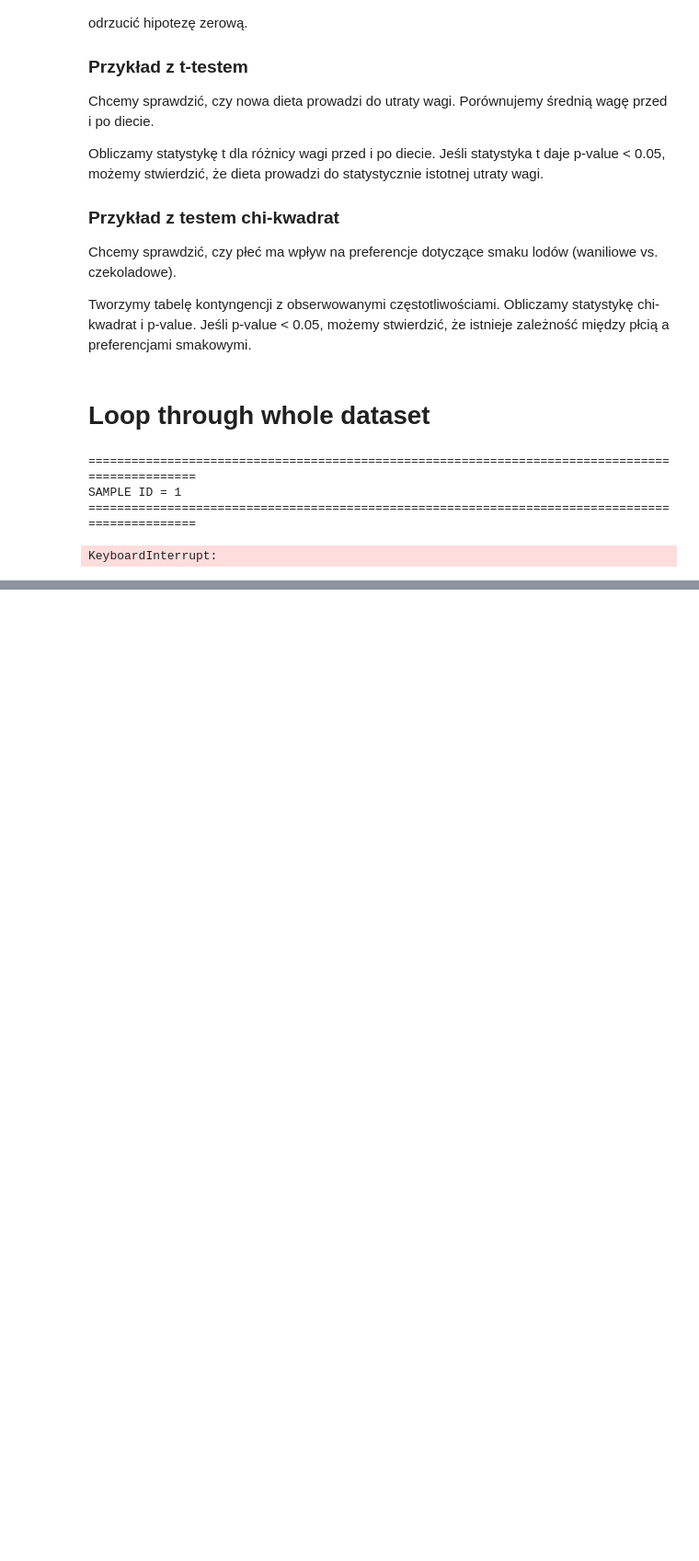
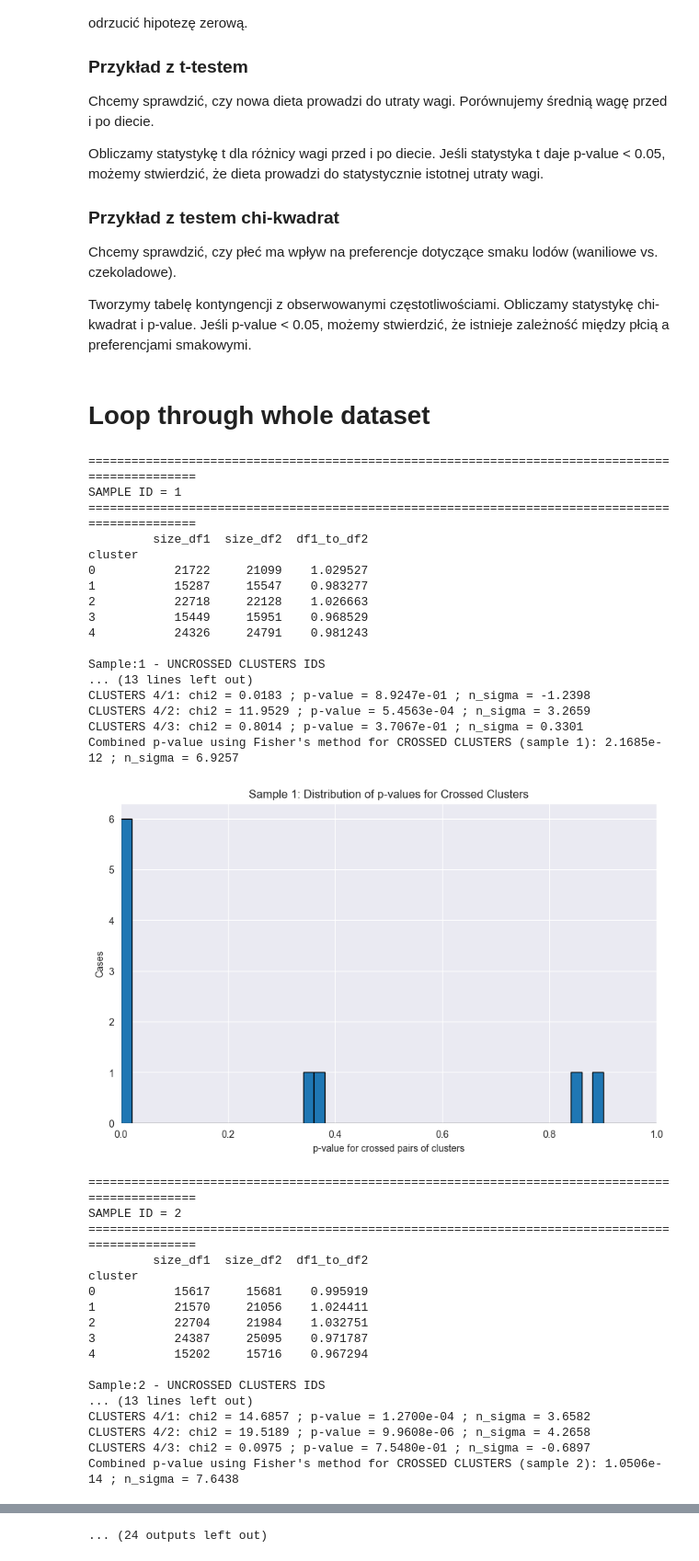
Before and after one commit to PsimonL/MachinLearningProject, a Jupyter notebook: Project.ipynb, the cells around one changed output, grey strips where cells are left out. Shown at 92% size. Saved outputs shown, nothing was run; the diff lists cells and outputs as text; code cells hidden in the pictures; blank space fills up the shorter version.

```diff
--- a/Project.ipynb
+++ b/Project.ipynb
@@ -509,19 +537,57 @@ Jeśli p-value < 0.05, możemy stwierdzić, że istnieje zależność między p
 # %% [markdown]
 # Loop through whole dataset
 # %%
+processed_images_flag = False
+crossed_fisher_p_values = []
+
 for i in range(1, max_sample+1):
     print("================================================================================================")
     print(f"SAMPLE ID = {i}")
     print("================================================================================================")
     img_minus_1_loaded = cv2.imread(f'cloud_points_to_images_minus/img_minus_{i}.png')
     img_1_loaded = cv2.imread(f'cloud_points_to_images/img_{i}.png')
-    detect_image_differences(img_minus_1_loaded, img_1_loaded, 5)
+    if processed_images_flag:
+        detect_image_differences(img_minus_1_loaded, img_1_loaded, 5)
     cluster_counts_df1, cluster_counts_df2 = points_per_cluster(img_minus_1_loaded, img_1_loaded, 5)
-    statistical_tests(img_minus_1_loaded, img_1_loaded, 5)
-    print("================================================================================================")
-    print("================================================================================================")
+    crossed_clusters_p_values, combined_p_value_chi2 = statistical_tests(cluster_counts_df1, cluster_counts_df2, 5, i)
+    crossed_fisher_p_values.append(combined_p_value_chi2)
+    plot_distributions(crossed_clusters_p_values, i)
+
+print("++++++++++++++++++++++++++++++++++++++++++++++++++++++++++++++++++++++++++++++++++++++++++++++++")
+plot_distributions(crossed_fisher_p_values, "COMBINED")
 # %% [output]
 ================================================================================================
 SAMPLE ID = 1
 ================================================================================================
+         size_df1  size_df2  df1_to_df2
+cluster
+0           21722     21099    1.029527
+1           15287     15547    0.983277
+2           22718     22128    1.026663
+3           15449     15951    0.968529
+4           24326     24791    0.981243
+
+Sample:1 - UNCROSSED CLUSTERS IDS
+... (13 lines left out)
+CLUSTERS 4/1: chi2 = 0.0183 ; p-value = 8.9247e-01 ; n_sigma = -1.2398
+CLUSTERS 4/2: chi2 = 11.9529 ; p-value = 5.4563e-04 ; n_sigma = 3.2659
+CLUSTERS 4/3: chi2 = 0.8014 ; p-value = 3.7067e-01 ; n_sigma = 0.3301
+Combined p-value using Fisher's method for CROSSED CLUSTERS (sample 1): 2.1685e-12 ; n_sigma = 6.9257
+[figure, added]
-KeyboardInterrupt:
+================================================================================================
+SAMPLE ID = 2
+================================================================================================
+         size_df1  size_df2  df1_to_df2
+cluster
+0           15617     15681    0.995919
+1           21570     21056    1.024411
+2           22704     21984    1.032751
+3           24387     25095    0.971787
+4           15202     15716    0.967294
+
+Sample:2 - UNCROSSED CLUSTERS IDS
+... (13 lines left out)
+CLUSTERS 4/1: chi2 = 14.6857 ; p-value = 1.2700e-04 ; n_sigma = 3.6582
+CLUSTERS 4/2: chi2 = 19.5189 ; p-value = 9.9608e-06 ; n_sigma = 4.2658
+CLUSTERS 4/3: chi2 = 0.0975 ; p-value = 7.5480e-01 ; n_sigma = -0.6897
+Combined p-value using Fisher's method for CROSSED CLUSTERS (sample 2): 1.0506e-14 ; n_sigma = 7.6438
@@ -532,0 +667 @@ KeyboardInterrupt:
+... (24 outputs left out)
```
Also changed, not shown: parts of 8 cells of this notebook.
